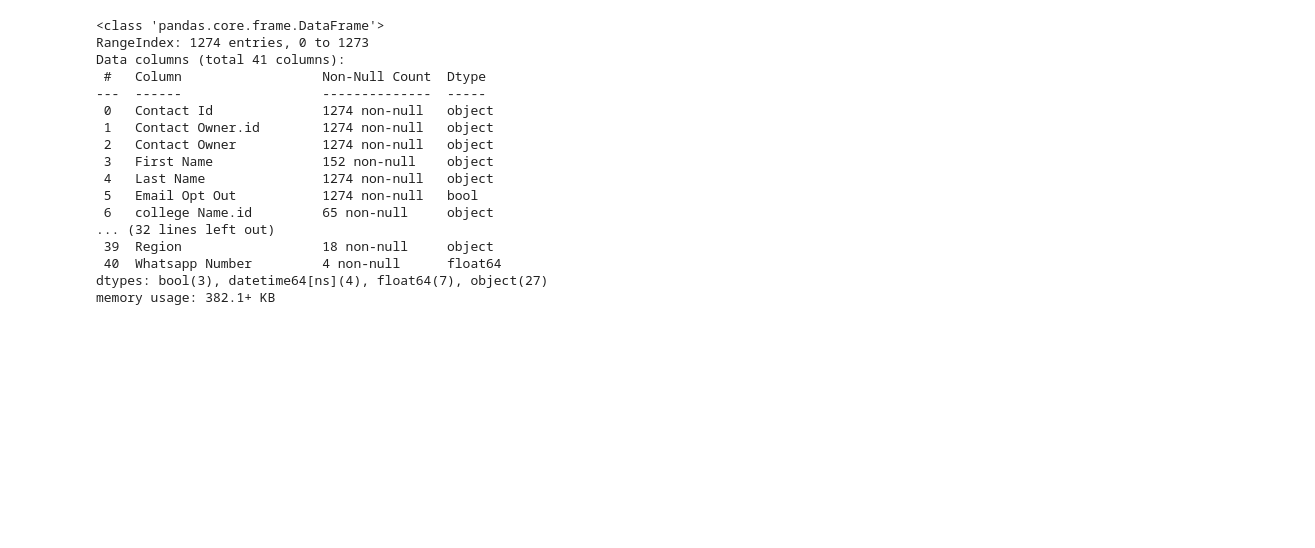
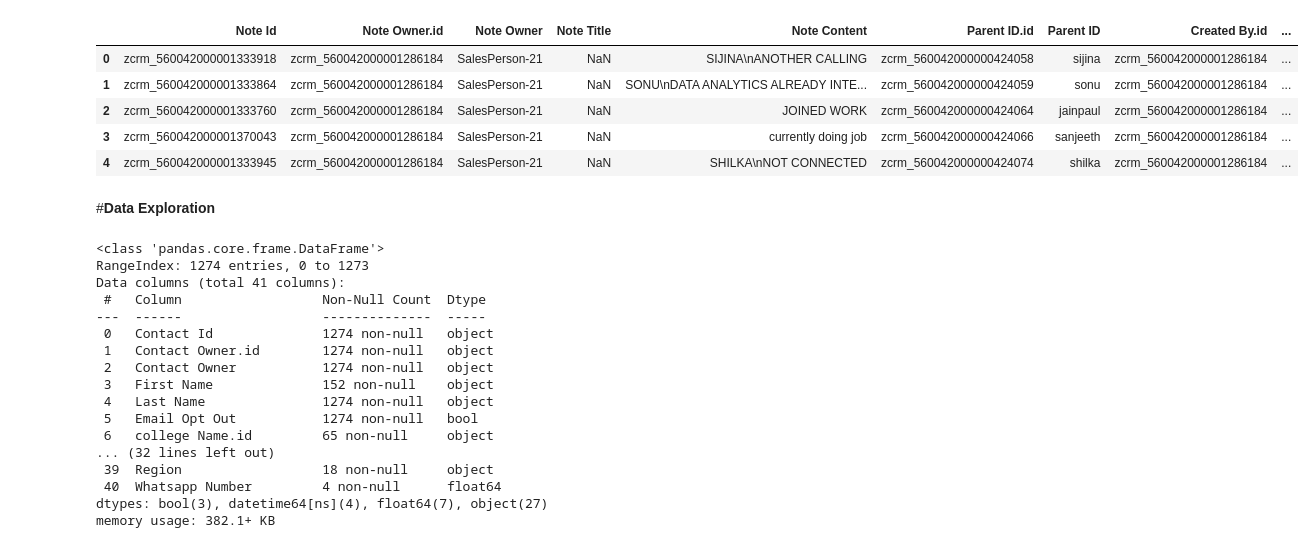
Before and after one commit to eldhosekroy/churn_prediction, a Jupyter notebook: Churn_data.ipynb, the cells around one changed output. Cells and saved outputs as stored; diff of their text form; code cells hidden in the pictures; blank space fills up the shorter version.

```diff
--- a/Churn_data.ipynb
+++ b/Churn_data.ipynb
@@ -25,3 +48,14 @@ enrolled.head(3)
+# %%
+notes.head()
+# %% [output]
+|  | Note Id | Note Owner.id | Note Owner | Note Title | Note Content | Parent ID.id | Parent ID | Created By.id | ... |
+| 0 | zcrm_560042000001333918 | zcrm_560042000001286184 | SalesPerson-21 | NaN | SIJINA\nANOTHER CALLING | zcrm_560042000000424058 | sijina | zcrm_560042000001286184 | ... |
+| 1 | zcrm_560042000001333864 | zcrm_560042000001286184 | SalesPerson-21 | NaN | SONU\nDATA ANALYTICS ALREADY INTE... | zcrm_560042000000424059 | sonu | zcrm_560042000001286184 | ... |
+| 2 | zcrm_560042000001333760 | zcrm_560042000001286184 | SalesPerson-21 | NaN | JOINED WORK | zcrm_560042000000424064 | jainpaul | zcrm_560042000001286184 | ... |
+| 3 | zcrm_560042000001370043 | zcrm_560042000001286184 | SalesPerson-21 | NaN | currently doing job | zcrm_560042000000424066 | sanjeeth | zcrm_560042000001286184 | ... |
+| 4 | zcrm_560042000001333945 | zcrm_560042000001286184 | SalesPerson-21 | NaN | SHILKA\nNOT CONNECTED | zcrm_560042000000424074 | shilka | zcrm_560042000001286184 | ... |
+# %% [markdown]
+#**Data Exploration**
 # %%
 enrolled.info()
 # %% [output]
```
Also changed, not shown: parts of 43 cells of this notebook.
